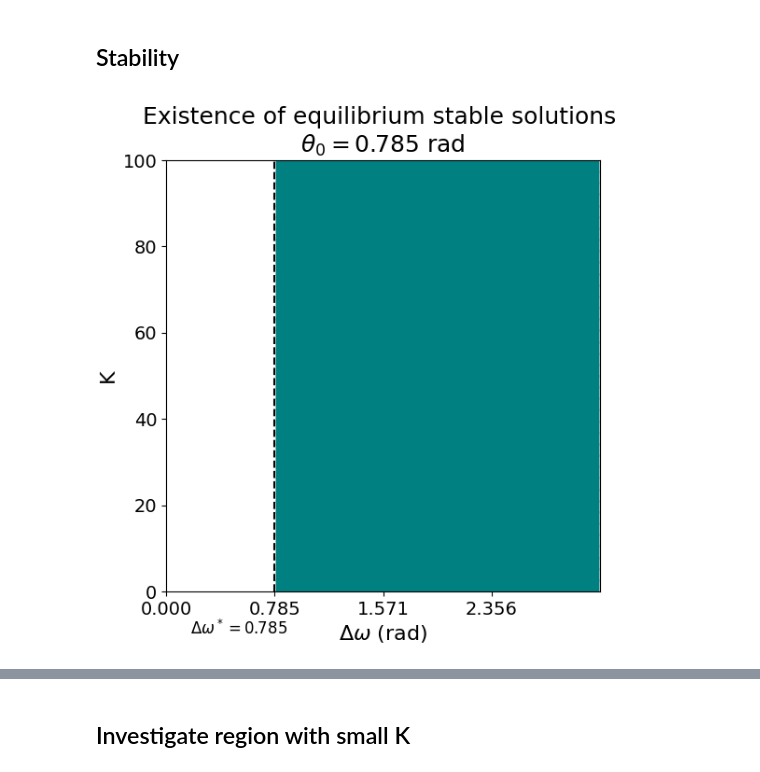
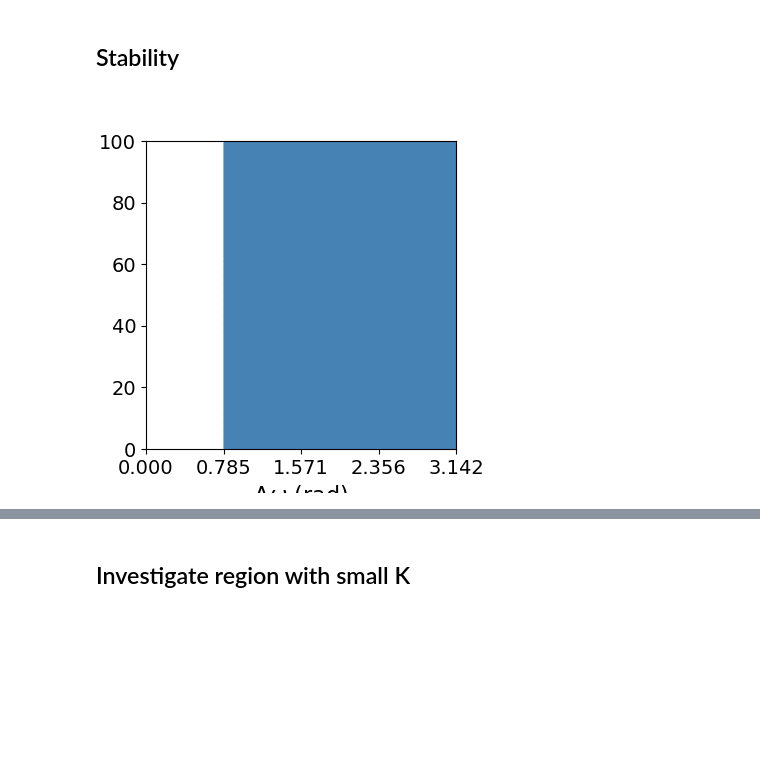
Before and after one commit to eleonoragatti44/Master-Thesis-Gatti, a Jupyter notebook: ode_models/phase_diag/new_stab_analysis.ipynb, the cells around one changed output, grey strips where cells are left out. Drawn from its saved outputs; the diff is of its cells as text; code cells hidden in the pictures; blank space fills up the shorter version.

```diff
--- a/ode_models/phase_diag/new_stab_analysis.ipynb
+++ b/ode_models/phase_diag/new_stab_analysis.ipynb
@@ -529,4 +412,3 @@ df.to_csv(f'stab_analysis/decision_{np.degrees(theta0)}theta0_big.csv', index=Fa
 # %%
 # read the csv file
-df_dec = pd.read_csv('stab_analysis/decision_45.0theta0_big.csv')
-df_dec
+df_dec = pd.read_csv('stab_analysis/decision_20.0theta0_big.csv')
@@ -616,41 +461,41 @@ df_dec['stable'] = df_dec.apply(lambda row: is_stable(row['theta1'], row['theta2
 
 # # set vertical line at theta0
 # ax.axvline(x=20, c='black', linestyle='--', alpha=1)
 
 # # save the figure in pdf 300 dpi and a specific size in inches
 # plt.savefig('img/solution_stable_decision_simplify_deg.pdf', dpi=100, bbox_inches='tight')
 # plt.show()
 
 # RADIANS
 # create a heatmap to visualize when both theta1 and theta2 are solutions. only boolean values are plotted
 df_both = df_dec[df_dec['theta1'].notna() & df_dec['theta2'].notna() & df_dec['stable']==True]
 
 # create a heatmap to visualize when both theta1 and theta2 are solutions. only boolean values are plotted
-fig, ax = plt.subplots(figsize=(6, 6))
-ax.set_title(f'Existence of equilibrium stable solutions \n' + r'$\theta_0=$'+f'{round(theta0, 3)} rad', fontsize=18)
+fig, ax = plt.subplots(figsize=(4, 4))
+# ax.set_title(f'Stable equilibrium solutions \n' + r'$\theta_0=$'+f'{round(theta0, 3)} rad', fontsize=16)
 ax.set_ylabel('K', fontsize=16)
 
 # set x label as delta omega using latex
 ax.set_xlabel(r'$\Delta \omega$ (rad)', fontsize=16)
 ax.set_ylim(0, 100)
 ax.set_xlim(0, np.pi)
 #ax.set_yticklabels(np.arange(-90, 91, 30))
-ax.set_xticks(np.arange(0, np.pi, np.pi/4))
+ax.set_xticks(np.arange(0, np.pi+0.1, np.pi/4))
 #ax.set_xticklabels(np.arange(0, 11, 2)
 # ax.set_facecolor('white')
-ax.scatter(df_both['omega_diff'], df_both['K'], marker='s', s=2, alpha=1, c='teal')
+ax.scatter(df_both['omega_diff'], df_both['K'], marker='s', s=2, alpha=1, c='steelblue')
 # increase the tick size and the label size
 ax.tick_params(axis='both', which='major', labelsize=14)
 
 # set vertical line at theta0
-ax.axvline(x=theta0, c='black', linestyle='--', alpha=1)
+# ax.axvline(x=theta0, c='black', linestyle='--', alpha=1)
 
-ax.text(np.radians(10), -10, rf'$\Delta \omega^*=${round(theta0, 3)}', fontsize=12)
+# ax.text(np.radians(10), -10, rf'$\Delta \omega^*=${round(theta0, 3)}', fontsize=12)
 # save the figure in pdf 300 dpi and a specific size in inches
-# plt.savefig('img/solution_stable_decision_simplify_rad.pdf', dpi=100, bbox_inches='tight')
+# plt.savefig(f'../img/solution_stable_decision_simplify_rad_{theta0}.jpeg', dpi=400, bbox_inches='tight')
 plt.show()
 # %% [output]
-[figure, old version]
+[figure, new version]
 # %%
 # DEGREES
 
```
Also changed, not shown: parts of 22 cells of this notebook, 59 other files.
